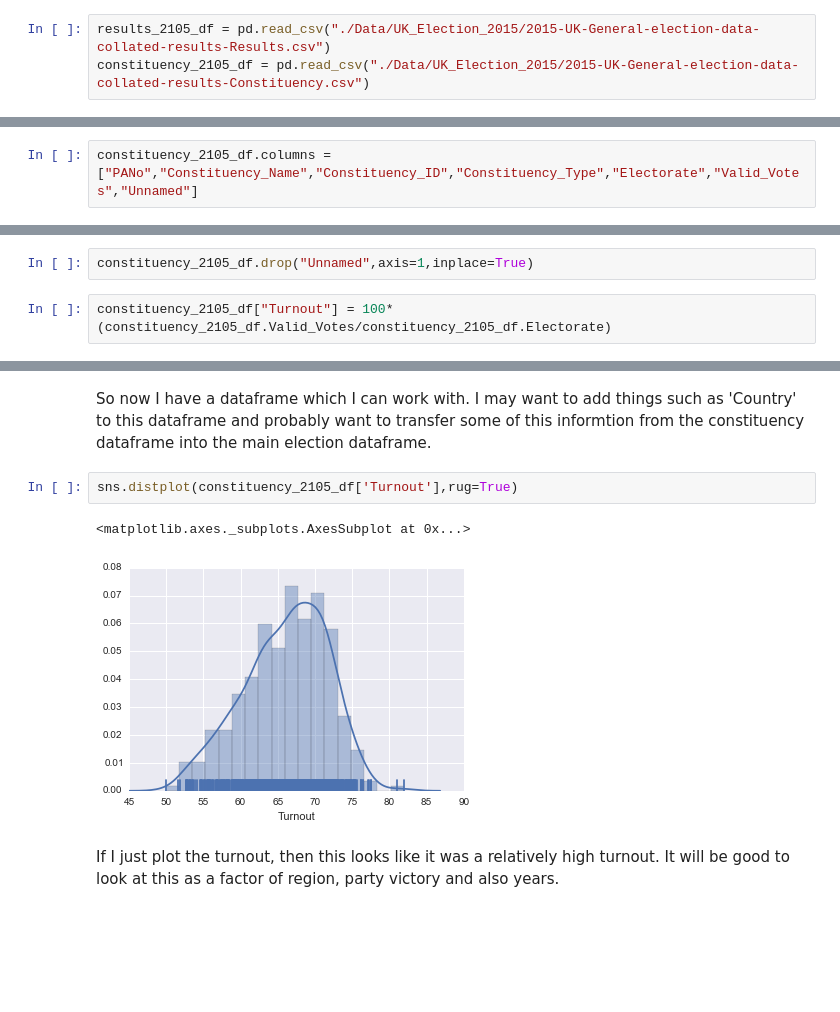
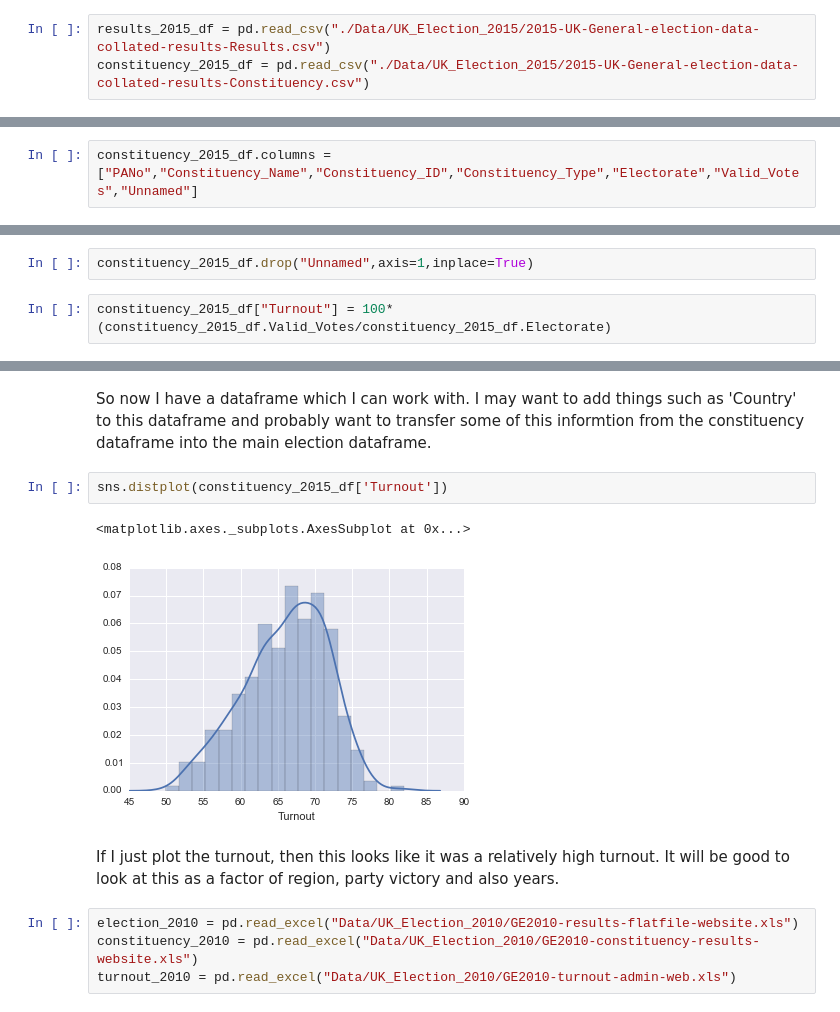
Before and after one commit to maclamont/UKElections, a Jupyter notebook: UKElections.ipynb, the cells around one changed output, grey strips where cells are left out. Saved outputs shown, nothing was run; the diff lists cells and outputs as text; blank space fills up the shorter version.

```diff
--- a/UKElections.ipynb
+++ b/UKElections.ipynb
@@ -15,6 +17,6 @@ import matplotlib.pyplot as plt
 import seaborn as sns
 %matplotlib inline
 # %%
-results_2105_df = pd.read_csv("./Data/UK_Election_2015/2015-UK-General-election-data-collated-results-Results.csv")
-constituency_2105_df = pd.read_csv("./Data/UK_Election_2015/2015-UK-General-election-data-collated-results-Constituency.csv")
+results_2015_df = pd.read_csv("./Data/UK_Election_2015/2015-UK-General-election-data-collated-results-Results.csv")
+constituency_2015_df = pd.read_csv("./Data/UK_Election_2015/2015-UK-General-election-data-collated-results-Constituency.csv")
 # %%
@@ -52,5 +54,5 @@ The constituency cvs file gives the name of the constituency, its ID (W stands f
 
 To make things easier, the first thing I will do is rename the columns in order to get rid of the spaces.
 # %%
-constituency_2105_df.columns = ["PANo","Constituency_Name","Constituency_ID","Constituency_Type","Electorate","Valid_Votes","Unnamed"]
+constituency_2015_df.columns = ["PANo","Constituency_Name","Constituency_ID","Constituency_Type","Electorate","Valid_Votes","Unnamed"]
 # %%
@@ -65,7 +67,7 @@ constituency_2105_df.head()
 # %% [markdown]
 Now I will drop the unnamed column and also create my turnout column
 # %%
-constituency_2105_df.drop("Unnamed",axis=1,inplace=True)
+constituency_2015_df.drop("Unnamed",axis=1,inplace=True)
 # %%
-constituency_2105_df["Turnout"] = 100*(constituency_2105_df.Valid_Votes/constituency_2105_df.Electorate)
+constituency_2015_df["Turnout"] = 100*(constituency_2015_df.Valid_Votes/constituency_2015_df.Electorate)
 # %%
@@ -80,9 +82,13 @@ constituency_2105_df.head()
 # %% [markdown]
 So now I have a dataframe which I can work with.  I may want to add things such as 'Country' to this dataframe and probably want to transfer some of this informtion from the constituency dataframe into the main election dataframe.
 # %%
-sns.distplot(constituency_2105_df['Turnout'],rug=True)
+sns.distplot(constituency_2015_df['Turnout'])
 # %% [output]
 <matplotlib.axes._subplots.AxesSubplot at 0x...>
-[figure, old version]
+[figure, new version]
 # %% [markdown]
 If I just plot the turnout, then this looks like it was a relatively high turnout.  It will be good to look at this as a factor of region, party victory and also years.
+# %%
+election_2010 = pd.read_excel("Data/UK_Election_2010/GE2010-results-flatfile-website.xls")
+constituency_2010 = pd.read_excel("Data/UK_Election_2010/GE2010-constituency-results-website.xls")
+turnout_2010 = pd.read_excel("Data/UK_Election_2010/GE2010-turnout-admin-web.xls")
```
Also changed, not shown: parts of 8 cells of this notebook, 1 other file.
